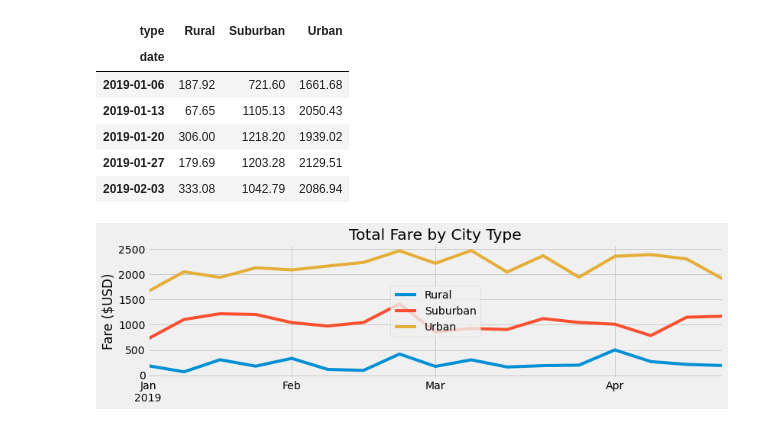
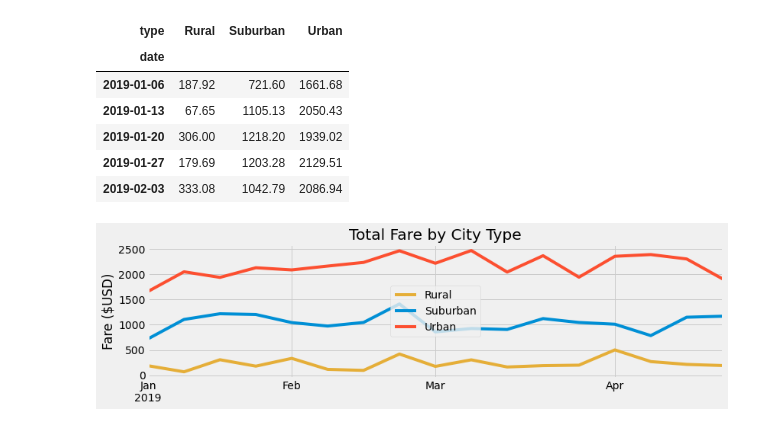
Before and after one commit to juliomeza/PyBer_Analysis, a Jupyter notebook: PyBer_Challenge.ipynb, the cells around one changed output. Cells and saved outputs as stored; diff of their text form; code cells hidden in the pictures.

Commit message:
Improving the Summary Colors

```diff
--- a/PyBer_Challenge.ipynb
+++ b/PyBer_Challenge.ipynb
@@ -255,19 +255,24 @@ fares_per_week_df.head()
 # %%
 # 8. Using the object-oriented interface method, plot the resample DataFrame using the df.plot() function.
 
 # Import the style from Matplotlib.
 from matplotlib import style
 # Use the graph style fivethirtyeight.
 style.use('fivethirtyeight')
 
-fares_per_week_df.plot(figsize=(12,3))
+colors = ["gold", "lightskyblue", "lightcoral"]
+
+
+
+
+fares_per_week_df.plot(figsize=(12,3), color={"Rural": "#e5ae38", "Suburban": "#008fd5", "Urban": "#fc4f30"})
 
 plt.title('Total Fare by City Type')
 plt.ylabel('Fare ($USD)')
 plt.xlabel(None)
 plt.yticks(np.arange(0,2510,500))
 plt.legend(loc='center')
 plt.savefig('analysis/PyBer_fare_summary.png')
 plt.show()
 # %% [output]
-[figure, old version]
+[figure, new version]
```
Also changed, not shown: parts of 1 cell of this notebook, 1 other file.
